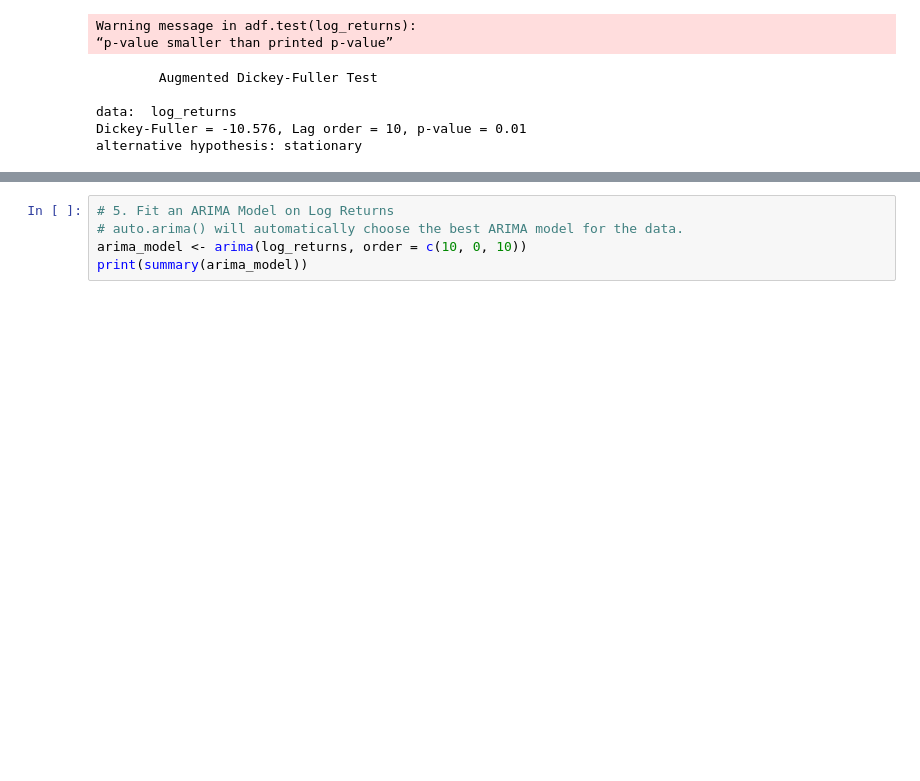
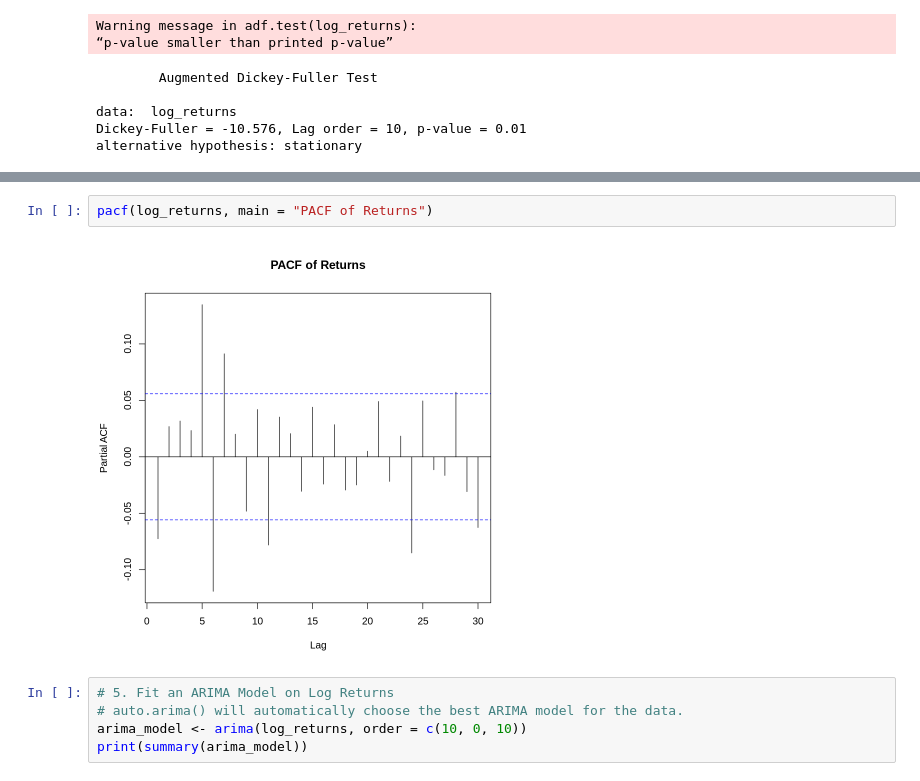
Before and after one commit to vkthakur90/AI_Applications, a Jupyter notebook: NIFTY_ARIMA_and_GARCH_in_R.ipynb, the cells around one changed output, grey strips where cells are left out. Cells and saved outputs as stored; diff of their text form; blank space fills up the shorter version.

```diff
--- a/NIFTY_ARIMA_and_GARCH_in_R.ipynb
+++ b/NIFTY_ARIMA_and_GARCH_in_R.ipynb
@@ -74,3 +78,7 @@ alternative hypothesis: stationary
+# %%
+pacf(log_returns, main = "PACF of Returns")
+# %% [output]
+[figure, added]
 # %%
 # 5. Fit an ARIMA Model on Log Returns
 # auto.arima() will automatically choose the best ARIMA model for the data.
```
Also changed, not shown: parts of 13 cells of this notebook.
